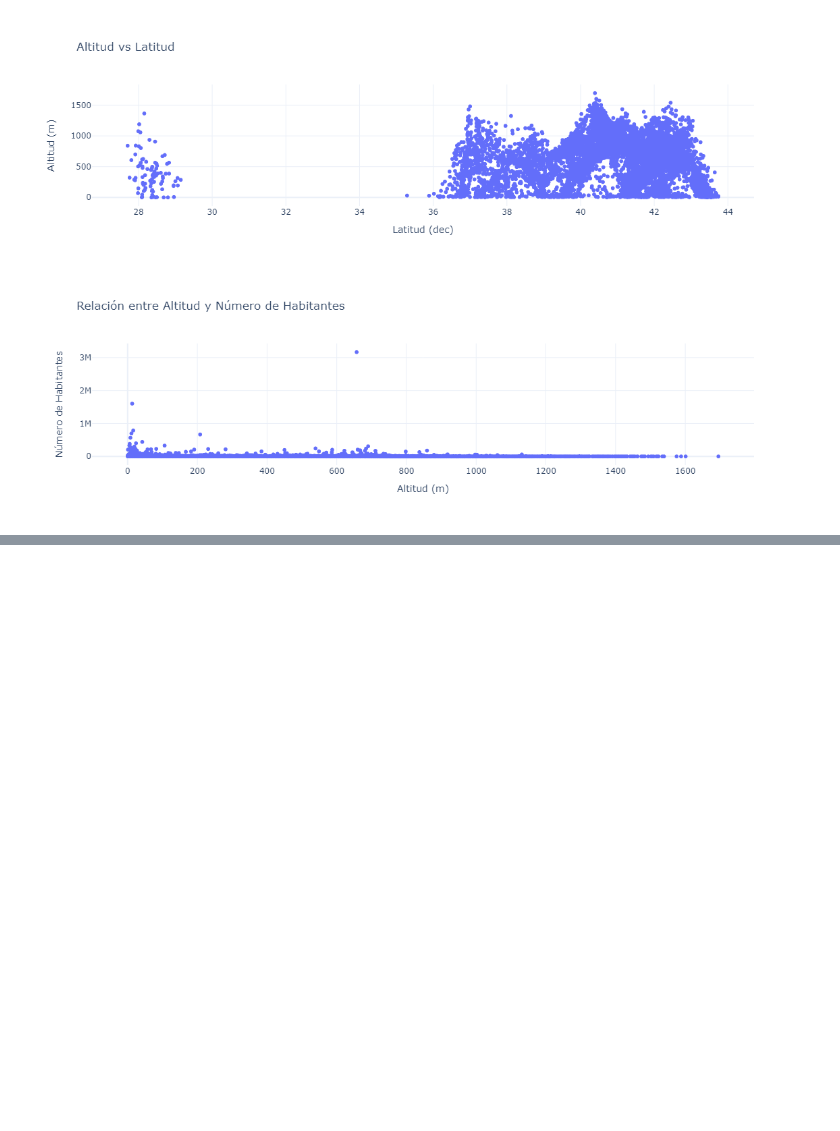
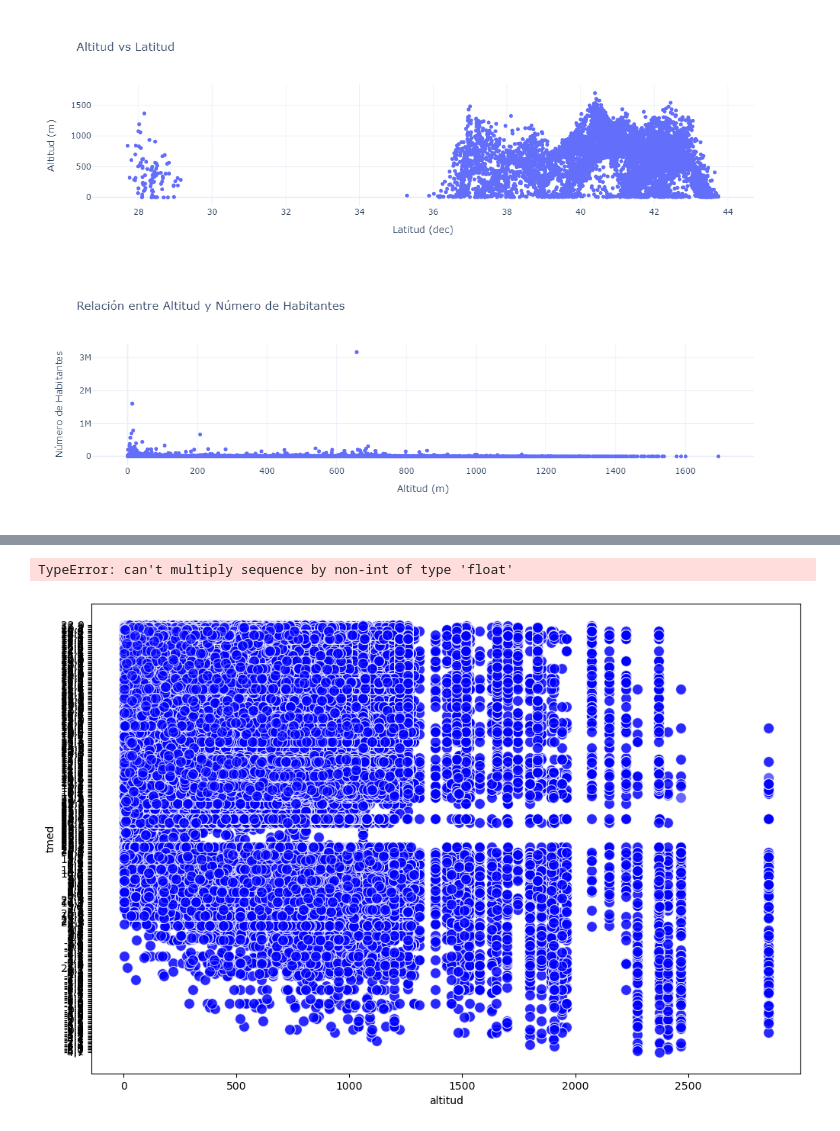
Before and after one commit to ppswns1988/pfbmeteorologia, a Jupyter notebook: VISUALIZACIONES.ipynb, the cells around one changed output, grey strips where cells are left out. Drawn from its saved outputs; the diff is of its cells as text; code cells hidden in the pictures; blank space fills up the shorter version.

```diff
--- a/VISUALIZACIONES.ipynb
+++ b/VISUALIZACIONES.ipynb
@@ -65,0 +107,12 @@ TypeError: ufunc 'divide' not supported for the input types, and the inputs coul
+# %%
+# 2. Gráfico de dispersión entre altitud y temperatura media
+plt.figure(figsize=(12, 8))
+sns.scatterplot(x='altitud', y='tmed', data=va, color='blue', alpha=0.6, s=100)
+sns.regplot(x='altitud', y='tmed', data=va, scatter=False, color='red')
+plt.title('Relación entre Altitud y Temperatura Media', fontsize=16)
+plt.xlabel('Altitud (m)', fontsize=14)
+plt.ylabel('Temperatura Media (°C)', fontsize=14)
+plt.show()
+# %% [output]
+TypeError: can't multiply sequence by non-int of type 'float'
+[figure, added]
```
Also changed, not shown: parts of 7 cells of this notebook, 1 other file.
